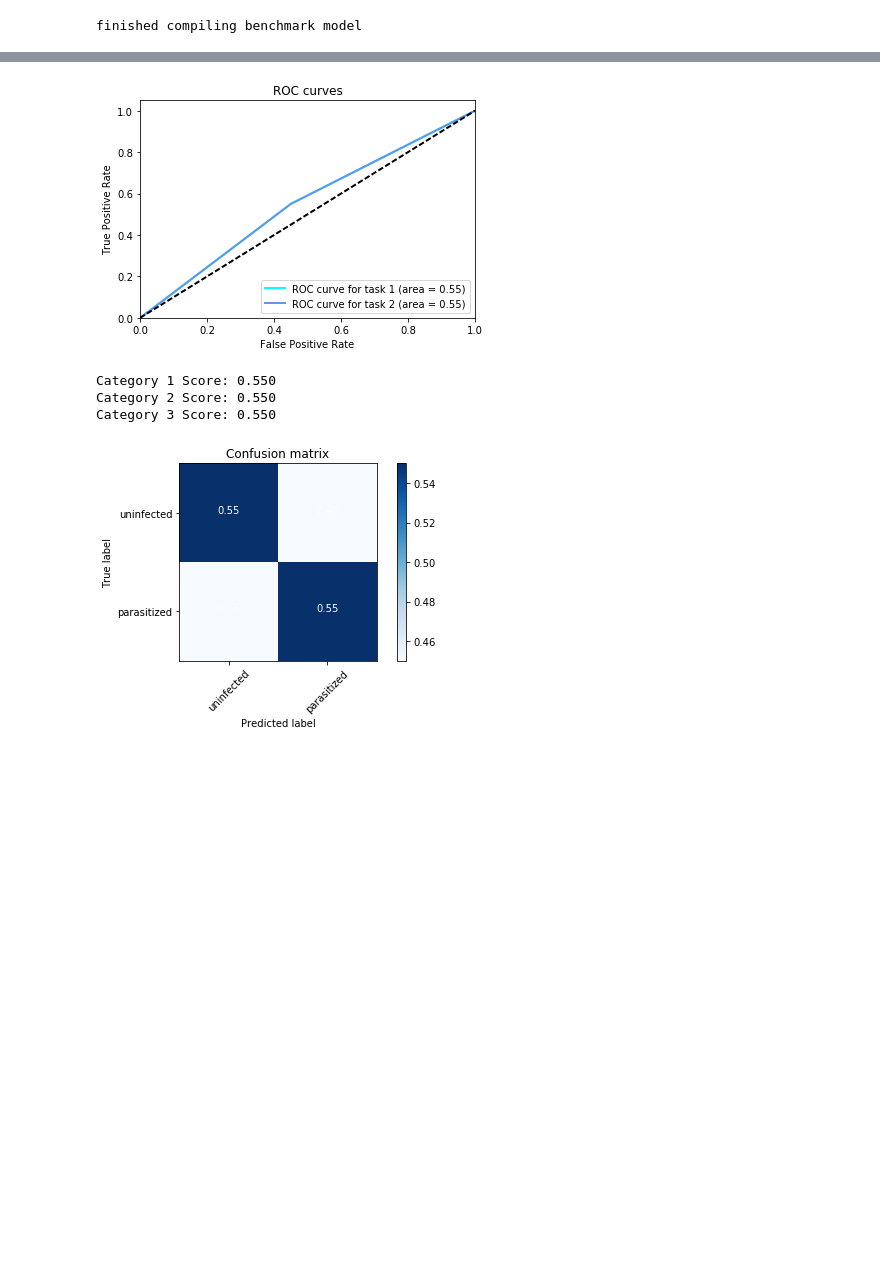
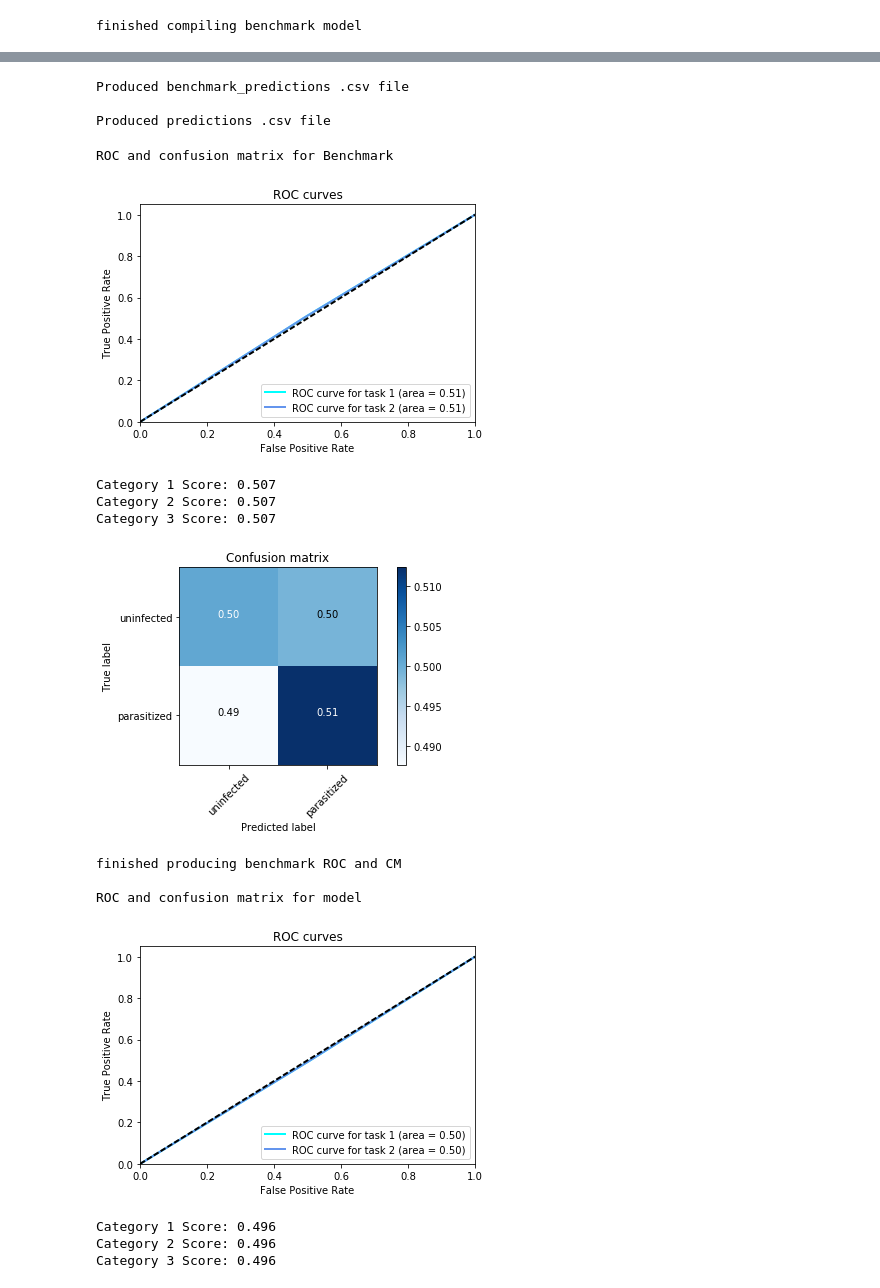
Before and after one commit to davidsprice/Malaria-Detector-CNN, a Jupyter notebook: malaria_detector_cnn.ipynb, the cells around one changed output, grey strips where cells are left out. Cells and saved outputs as stored; diff of their text form; code cells hidden in the pictures; blank space fills up the shorter version.

Commit message:
Updated file structure to make more readable and corrected predictions file output

```diff
--- a/malaria_detector_cnn.ipynb
+++ b/malaria_detector_cnn.ipynb
@@ -436,14 +390,20 @@ produced .csv file
+# %%
+#Product sorted predictions file
+
+#Produce a sorted predictions file for the benchmark code (if needed) for use in ROC and CM
+if RUN_BENCHMARK_CODE == True:
+    produce_predictions_file(True)
+    print("Produced benchmark_predictions .csv file\n")
+
+produce_predictions_file(False)
+print("Produced predictions .csv file")
+# %% [output]
+Produced benchmark_predictions .csv file
+
+Produced predictions .csv file
 # %%
 #Internal Testing vs. Ground Truths
 # %%
-import itertools
-import keras
-import matplotlib.pyplot as plt
-import sys
-from sklearn.metrics import roc_curve, auc, confusion_matrix
-from keras.preprocessing.image import ImageDataGenerator
-import numpy as np
-
 def plot_roc_auc(y_true, y_pred):
     """
     This function plots the ROC curves and provides the scores.
@@ -490,7 +450,6 @@ def plot_confusion_matrix(y_true, y_pred, thresh, classes):
     """
 
     # obtain class predictions from probabilities
-    y_pred = (y_pred>=thresh)*1
     # obtain (unnormalized) confusion matrix
     cm = confusion_matrix(y_true, y_pred)
     # normalize confusion matrix
@@ -504,7 +463,6 @@ def plot_confusion_matrix(y_true, y_pred, thresh, classes):
     plt.xticks(tick_marks, classes, rotation=45)
     plt.yticks(tick_marks, classes)
 
-    thresh = cm.max() / 2.
     for i, j in itertools.product(range(cm.shape[0]), range(cm.shape[1])):
         plt.text(j, i, format(cm[i, j], '.2f'),
                  horizontalalignment="center",
@@ -515,31 +473,54 @@ def plot_confusion_matrix(y_true, y_pred, thresh, classes):
     plt.xlabel('Predicted label')
     plt.show()
 # %%
-#TODO - copy to benchmark section once working
+#Produce ROC and CM
 
-preds_path = sys.argv[1]
+#Set threshold
 thresh = 0.5
 
 # get ground truth labels for test dataset
-if USE_FULL_IMAGE_SET = True:
-    truth = pd.read_csv('ground_truth_full.csv')
+if USE_FULL_IMAGE_SET == True:
+    truth = pd.read_csv('ground_truth_files/ground_truth_full.csv')
 else:
-    truth = pd.read_csv('ground_truth_subset.csv')
-#truth = pd.read_csv('ground_truth_subset.csv')
+    truth = pd.read_csv('ground_truth_files/ground_truth_subset.csv')
+
 y_true = truth.as_matrix(columns=["task_1", "task_2"])
 
-# get model predictions for test dataset
-y_pred = pd.read_csv("predictions.csv")
+#If running benchmark code, then create ROC and confusion matrix for Benchmark code
+if RUN_BENCHMARK_CODE == True:
+    print("ROC and confusion matrix for Benchmark")
+    # get model predictions for test dataset
+    y_pred = pd.read_csv("prediction_files/benchmark_predictions.csv")
+    y_pred = y_pred.as_matrix(columns=["task_1", "task_2"])
+
+    # plot ROC curves and print scores
+    plot_roc_auc(y_true, y_pred)
+    # plot confusion matrix
+    classes = ['uninfected', 'parasitized']
+    plot_confusion_matrix(y_true[:,0], y_pred[:,0], thresh, classes)
+    print("finished producing benchmark ROC and CM\n")
+
+print("ROC and confusion matrix for model")
+# get model predictions for test dataset and display ROC and confusion matrix for model
+y_pred = pd.read_csv("prediction_files/predictions.csv")
 y_pred = y_pred.as_matrix(columns=["task_1", "task_2"])
 
 # plot ROC curves and print scores
 plot_roc_auc(y_true, y_pred)
 # plot confusion matrix
 classes = ['uninfected', 'parasitized']
 plot_confusion_matrix(y_true[:,0], y_pred[:,0], thresh, classes)
 # %% [output]
+ROC and confusion matrix for Benchmark
-[figure, old version]
+[figure, new version]
-Category 1 Score: 0.550
-Category 2 Score: 0.550
-Category 3 Score: 0.550
+Category 1 Score: 0.507
+Category 2 Score: 0.507
+Category 3 Score: 0.507
-[figure, old version]
+[figure, new version]
+finished producing benchmark ROC and CM
+
+ROC and confusion matrix for model
+[figure, added]
+Category 1 Score: 0.496
+Category 2 Score: 0.496
+Category 3 Score: 0.496
```
Also changed, not shown: parts of 16 cells of this notebook.
